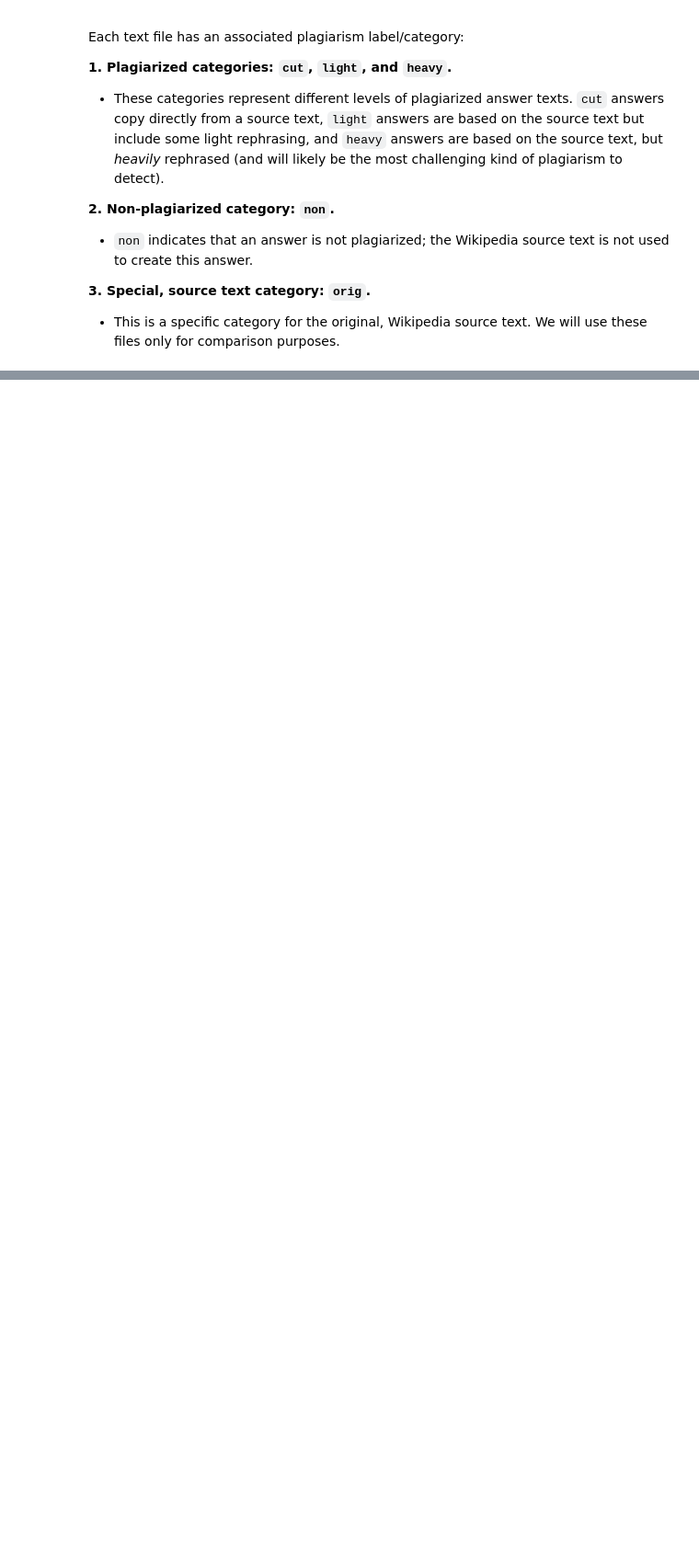
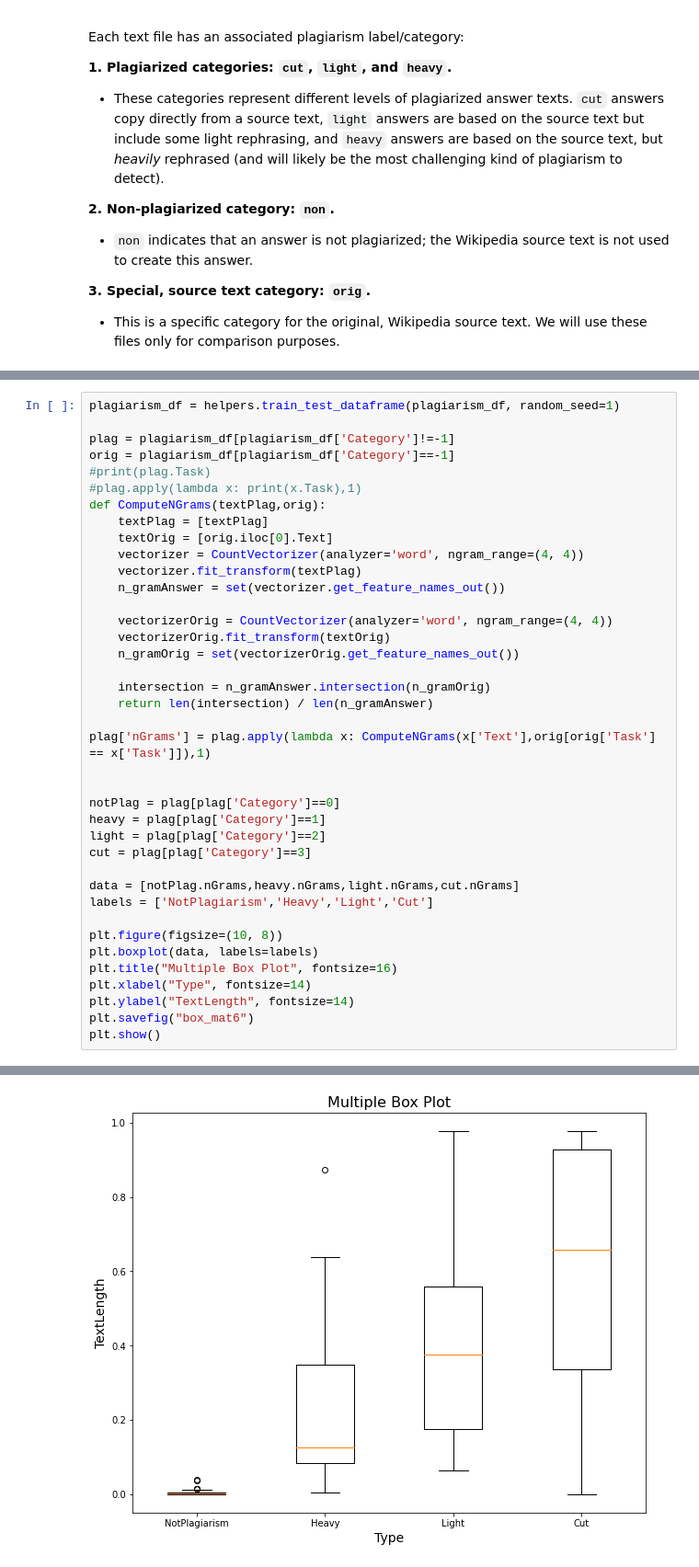
Before and after one commit to alessandroNarcisi96/PlagiarismDetector, a Jupyter notebook: project.ipynb, the cells around one changed output, grey strips where cells are left out. Shown at 92% size. Saved outputs shown, nothing was run; the diff lists cells and outputs as text; blank space fills up the shorter version.

```diff
--- a/project.ipynb
+++ b/project.ipynb
@@ -87,0 +82,40 @@ KeyboardInterrupt
+# %%
+plagiarism_df = helpers.train_test_dataframe(plagiarism_df, random_seed=1)
+
+plag = plagiarism_df[plagiarism_df['Category']!=-1]
+orig = plagiarism_df[plagiarism_df['Category']==-1]
+#print(plag.Task)
+#plag.apply(lambda x: print(x.Task),1)
+def ComputeNGrams(textPlag,orig):
+    textPlag = [textPlag]
+    textOrig = [orig.iloc[0].Text]
+    vectorizer = CountVectorizer(analyzer='word', ngram_range=(4, 4))
+    vectorizer.fit_transform(textPlag)
+    n_gramAnswer = set(vectorizer.get_feature_names_out())
+
+    vectorizerOrig = CountVectorizer(analyzer='word', ngram_range=(4, 4))
+    vectorizerOrig.fit_transform(textOrig)
+    n_gramOrig = set(vectorizerOrig.get_feature_names_out())
+
+    intersection = n_gramAnswer.intersection(n_gramOrig)
+    return len(intersection) / len(n_gramAnswer)
+
+plag['nGrams'] = plag.apply(lambda x: ComputeNGrams(x['Text'],orig[orig['Task'] == x['Task']]),1)
+
+
+notPlag = plag[plag['Category']==0]
+heavy = plag[plag['Category']==1]
+light = plag[plag['Category']==2]
+cut = plag[plag['Category']==3]
+
+data = [notPlag.nGrams,heavy.nGrams,light.nGrams,cut.nGrams]
+labels = ['NotPlagiarism','Heavy','Light','Cut']
+
+plt.figure(figsize=(10, 8))
+plt.boxplot(data, labels=labels)
+plt.title("Multiple Box Plot", fontsize=16)
+plt.xlabel("Type", fontsize=14)
+plt.ylabel("TextLength", fontsize=14)
+plt.savefig("box_mat6")
+plt.show()
+# %% [output]
@@ -87,0 +127 @@ KeyboardInterrupt
+[figure, added]
```
Also changed, not shown: parts of 18 cells of this notebook.
